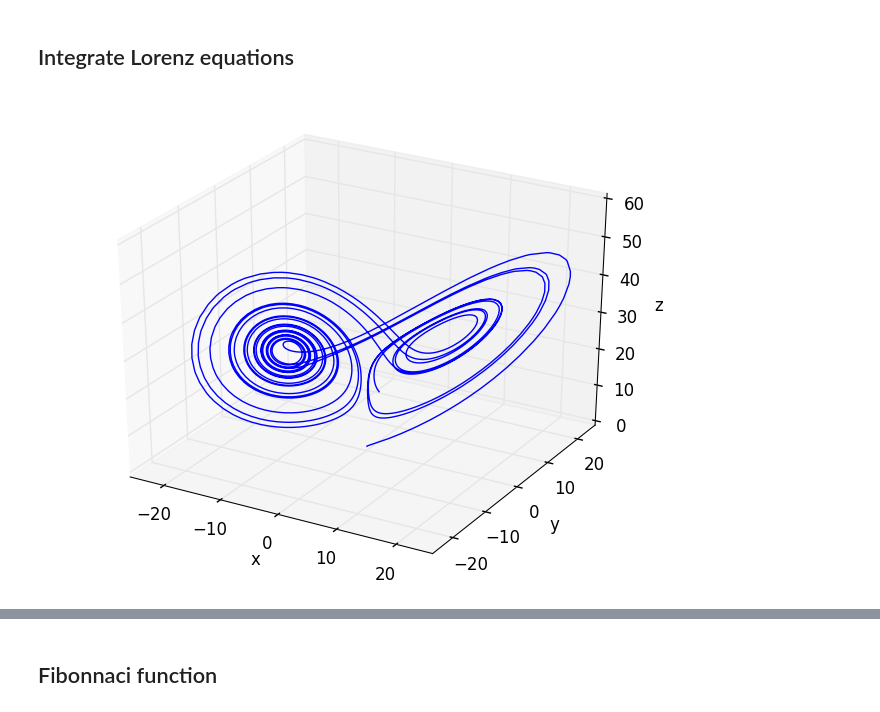
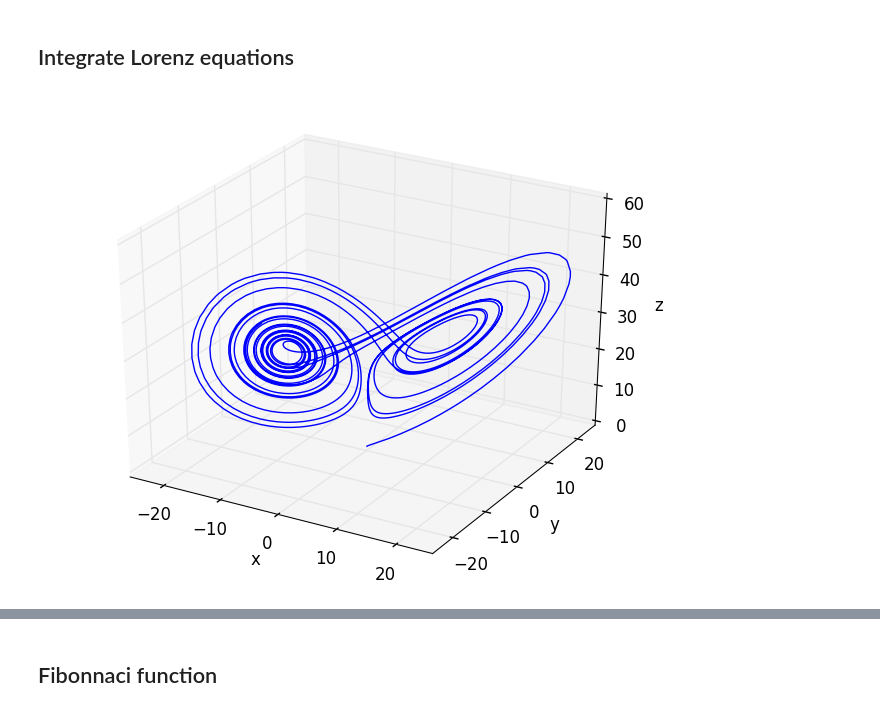
Before and after one commit to johnfgibson/whyjulia, a Jupyter notebook: 2-numeric-like-matlab.ipynb, the cells around one changed output, grey strips where cells are left out. Cells and saved outputs as stored; diff of their text form; code cells hidden in the pictures.

```diff
--- a/2-numeric-like-matlab.ipynb
+++ b/2-numeric-like-matlab.ipynb
@@ -87,30 +130,30 @@ using PyPlot
 # %%
 # define Lorenz equations
 function f(t, x)
     σ = 10
     β = 8/3
     ρ = 28
     [σ*(x[2]-x[1]); x[1]*(ρ-x[3]); x[1]*x[2] - β*x[3]]
 end
 
 # run f once
 f(0, [0; 0; 0])
 
 # integrate
-t = 0:0.01:20.0
+t = 0:0.01:21.0
 x₀ = [0.1; 0.0; 0.0]
 t,x = ode45(f, x₀, t)
 
 x = hcat(x...)'         # rearrange storage of x (don't ask...)
 
 # plot
 plot3D(x[:,1], x[:,2], x[:,3], "b-")
 xlabel("x")
 ylabel("y")
 zlabel("z")
 xlim(-25,25)
 ylim(-25,25)
 zlim(0,60)
 ;
 # %% [output]
-[figure, old version]
+[figure, new version]
```
Also changed, not shown: parts of 19 cells of this notebook, 1 other file.
